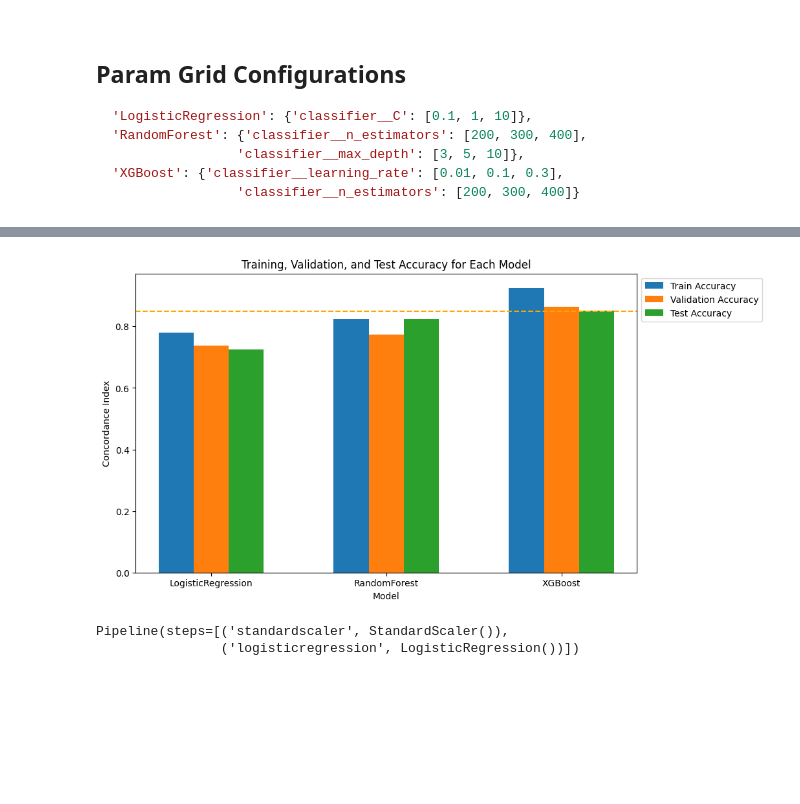
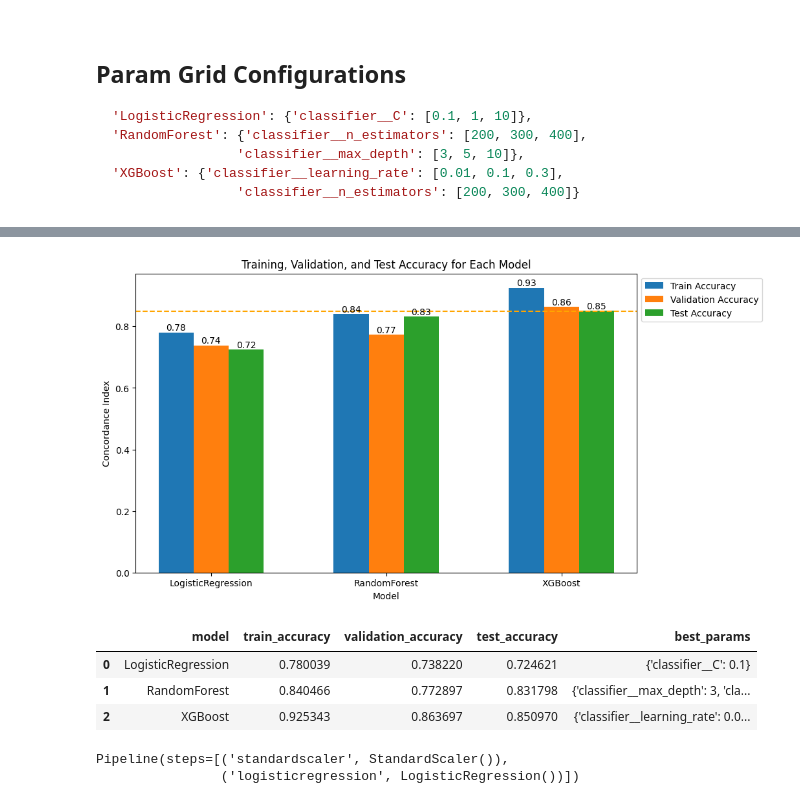
Before and after one commit to DanHerman212/precision_medicine, a Jupyter notebook: code/5_ML_pipelines.ipynb, the cells around one changed output, grey strips where cells are left out. Saved outputs shown, nothing was run; the diff lists cells and outputs as text; code cells hidden in the pictures; blank space fills up the shorter version.

```diff
--- a/code/5_ML_pipelines.ipynb
+++ b/code/5_ML_pipelines.ipynb
@@ -204,31 +204,48 @@ results_df
 # %%
 import matplotlib.pyplot as plt
 import numpy as np
 
 # Convert DataFrame columns to NumPy arrays
 models = np.array(results_df['model'])
 train_accuracy = np.array(results_df['train_accuracy'])
 validation_accuracy = np.array(results_df['validation_accuracy'])
 test_accuracy = np.array(results_df['test_accuracy'])
 
 # Plot the training, validation, and test accuracy for each model
-# using barplot with sns
 fig, ax = plt.subplots(figsize=(10, 6))
 bar_width = 0.2
 bar_positions = np.arange(len(models))
-ax.bar(bar_positions, train_accuracy, bar_width, label='Train Accuracy')
-ax.bar(bar_positions + bar_width, validation_accuracy, bar_width, label='Validation Accuracy')
-ax.bar(bar_positions + 2*bar_width, test_accuracy, bar_width, label='Test Accuracy')
+bars1 = ax.bar(bar_positions, train_accuracy, bar_width, label='Train Accuracy')
+bars2 = ax.bar(bar_positions + bar_width, validation_accuracy, bar_width, label='Validation Accuracy')
+bars3 = ax.bar(bar_positions + 2*bar_width, test_accuracy, bar_width, label='Test Accuracy')
+
+# Annotate the bars with the float values
+for bar in bars1:
+    height = bar.get_height()
+    ax.text(bar.get_x() + bar.get_width() / 2.0, height, f'{height:.2f}', ha='center', va='bottom')
+for bar in bars2:
+    height = bar.get_height()
+    ax.text(bar.get_x() + bar.get_width() / 2.0, height, f'{height:.2f}', ha='center', va='bottom')
+for bar in bars3:
+    height = bar.get_height()
+    ax.text(bar.get_x() + bar.get_width() / 2.0, height, f'{height:.2f}', ha='center', va='bottom')
+
 plt.xticks(bar_positions + bar_width, models)
 plt.ylabel('Concordance Index')
 plt.xlabel('Model')
 plt.title('Training, Validation, and Test Accuracy for Each Model')
-# show legend outside of plot
 plt.legend(loc='upper left', bbox_to_anchor=(1,1))
 plt.axhline(y=0.85, color='orange', linestyle='--')
 plt.show()
 # %% [output]
-[figure, old version]
+[figure, new version]
+# %%
+results_df
+# %% [output]
+|  | model | train_accuracy | validation_accuracy | test_accuracy | best_params |
+| 0 | LogisticRegression | 0.780039 | 0.738220 | 0.724621 | {'classifier__C': 0.1} |
+| 1 | RandomForest | 0.840466 | 0.772897 | 0.831798 | {'classifier__max_depth': 3, 'cla... |
+| 2 | XGBoost | 0.925343 | 0.863697 | 0.850970 | {'classifier__learning_rate': 0.0... |
 # %%
 from sklearn.linear_model import LogisticRegression
 from sklearn.preprocessing import StandardScaler
```
Also changed, not shown: parts of 7 cells of this notebook, 1 other file.
